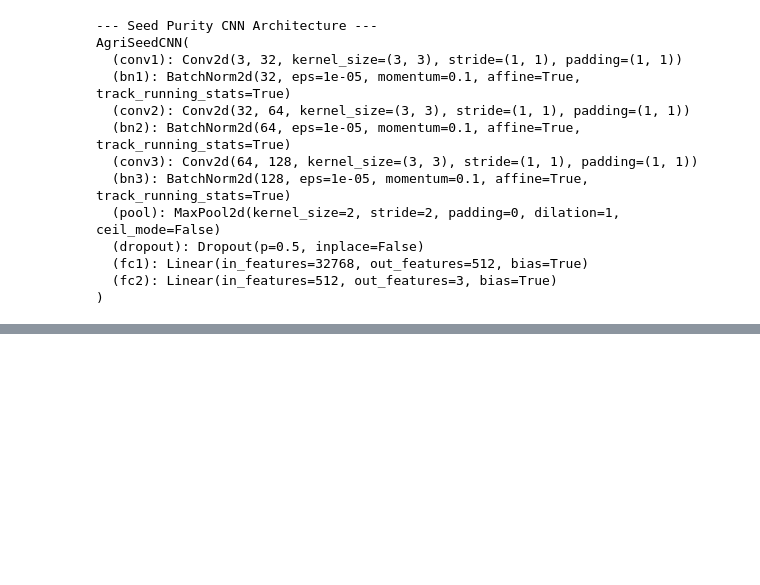
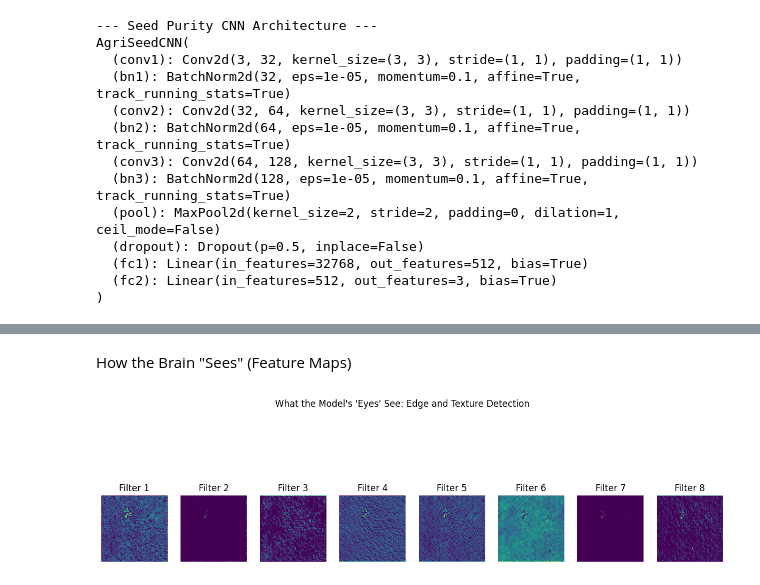
Before and after one commit to shahzaibkhanniazi-dot/MSAI-Agri-SeedPurity-2026, a Jupyter notebook: MSAI_Agri_SeedPurity_2026.ipynb, the cells around one changed output, grey strips where cells are left out. Cells and saved outputs as stored; diff of their text form; code cells hidden in the pictures; blank space fills up the shorter version.

```diff
--- a/MSAI_Agri_SeedPurity_2026.ipynb
+++ b/MSAI_Agri_SeedPurity_2026.ipynb
@@ -542,0 +573,24 @@ AgriSeedCNN(
+# %% [markdown]
+How the Brain "Sees" (Feature Maps)
+# %%
+def show_how_brain_sees(dataset):
+    img_tensor, _ = dataset[random.randint(0, 10)]
+
+    # Pass image through only the first layer
+    with torch.no_grad():
+        feature_maps = F.relu(model.bn1(model.conv1(img_tensor.unsqueeze(0).to(my_device))))
+
+    # Plot the first 8 "filters" (the patterns the brain looks for)
+    plt.figure(figsize=(15, 5))
+    for i in range(8):
+        plt.subplot(1, 8, i+1)
+        plt.imshow(feature_maps[0, i].cpu().numpy(), cmap='viridis')
+        plt.title(f"Filter {i+1}")
+        plt.axis('off')
+
+    plt.suptitle("What the Model's 'Eyes' See: Edge and Texture Detection")
+    plt.show()
+
+show_how_brain_sees(test_data)
+# %% [output]
+[figure, added]
```
Also changed, not shown: parts of 2 cells of this notebook.
